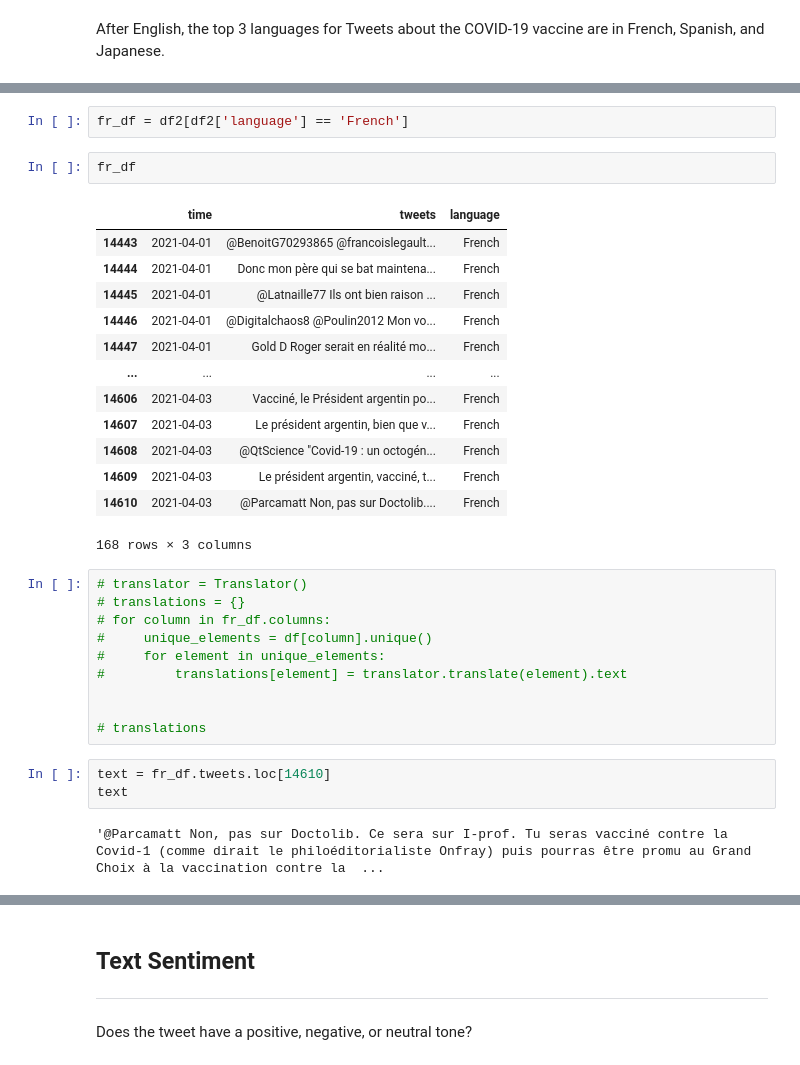
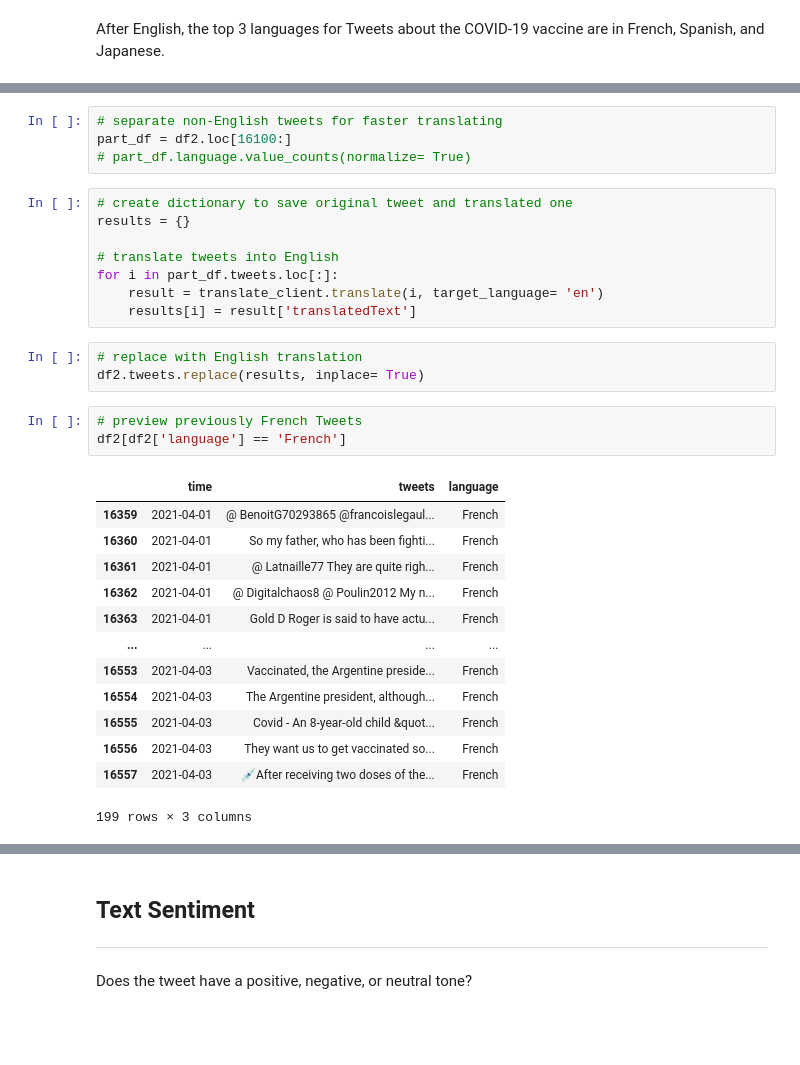
Before and after one commit to cassnutt/worldwide_covid19_vaccines, a Jupyter notebook: Twitter Sentiment Analysis.ipynb, the cells around one changed output, grey strips where cells are left out. Saved outputs shown, nothing was run; the diff lists cells and outputs as text; blank space fills up the shorter version.

Commit message:
google cloud translate working, started sentiment analysis

```diff
--- a/Twitter Sentiment Analysis.ipynb
+++ b/Twitter Sentiment Analysis.ipynb
@@ -320,33 +370,32 @@ After English, the top 3 languages for Tweets about the COVID-19 vaccine are in
+# %%
+# separate non-English tweets for faster translating
+part_df = df2.loc[16100:]
+# part_df.language.value_counts(normalize= True)
+# %%
+# create dictionary to save original tweet and translated one
+results = {}
+
+# translate tweets into English
+for i in part_df.tweets.loc[:]:
+    result = translate_client.translate(i, target_language= 'en')
+    results[i] = result['translatedText']
+# %%
+# replace with English translation
+df2.tweets.replace(results, inplace= True)
 # %%
-fr_df = df2[df2['language'] == 'French']
+# preview previously French Tweets
+df2[df2['language'] == 'French']
+# %% [output]
+|  | time | tweets | language |
+| 16359 | 2021-04-01 | @ BenoitG70293865 @francoislegaul... | French |
+| 16360 | 2021-04-01 | So my father, who has been fighti... | French |
+| 16361 | 2021-04-01 | @ Latnaille77 They are quite righ... | French |
+| 16362 | 2021-04-01 | @ Digitalchaos8 @ Poulin2012 My n... | French |
+| 16363 | 2021-04-01 | Gold D Roger is said to have actu... | French |
+| ... | ... | ... | ... |
+| 16553 | 2021-04-03 | Vaccinated, the Argentine preside... | French |
+| 16554 | 2021-04-03 | The Argentine president, although... | French |
+| 16555 | 2021-04-03 | Covid - An 8-year-old child &quot... | French |
+| 16556 | 2021-04-03 | They want us to get vaccinated so... | French |
+| 16557 | 2021-04-03 | 💉After receiving two doses of the... | French |
+199 rows × 3 columns
-# %%
-fr_df
-# %% [output]
-|  | time | tweets | language |
-| 14443 | 2021-04-01 | @BenoitG70293865 @francoislegault... | French |
-| 14444 | 2021-04-01 | Donc mon père qui se bat maintena... | French |
-| 14445 | 2021-04-01 | @Latnaille77 Ils ont bien raison ... | French |
-| 14446 | 2021-04-01 | @Digitalchaos8 @Poulin2012 Mon vo... | French |
-| 14447 | 2021-04-01 | Gold D Roger serait en réalité mo... | French |
-| ... | ... | ... | ... |
-| 14606 | 2021-04-03 | Vacciné, le Président argentin po... | French |
-| 14607 | 2021-04-03 | Le président argentin, bien que v... | French |
-| 14608 | 2021-04-03 | @QtScience "Covid-19 : un octogén... | French |
-| 14609 | 2021-04-03 | Le président argentin, vacciné, t... | French |
-| 14610 | 2021-04-03 | @Parcamatt Non, pas sur Doctolib.... | French |
-168 rows × 3 columns
-# %%
-# translator = Translator()
-# translations = {}
-# for column in fr_df.columns:
-#     unique_elements = df[column].unique()
-#     for element in unique_elements:
-#         translations[element] = translator.translate(element).text
-
-
-# translations
-# %%
-text = fr_df.tweets.loc[14610]
-text
-# %% [output]
-'@Parcamatt Non, pas sur Doctolib. Ce sera sur I-prof. Tu seras vacciné contre la Covid-1 (comme dirait le philoéditorialiste Onfray) puis pourras être promu au Grand Choix à la vaccination contre la  ...
```
Also changed, not shown: parts of 41 cells of this notebook, 2 other files.
